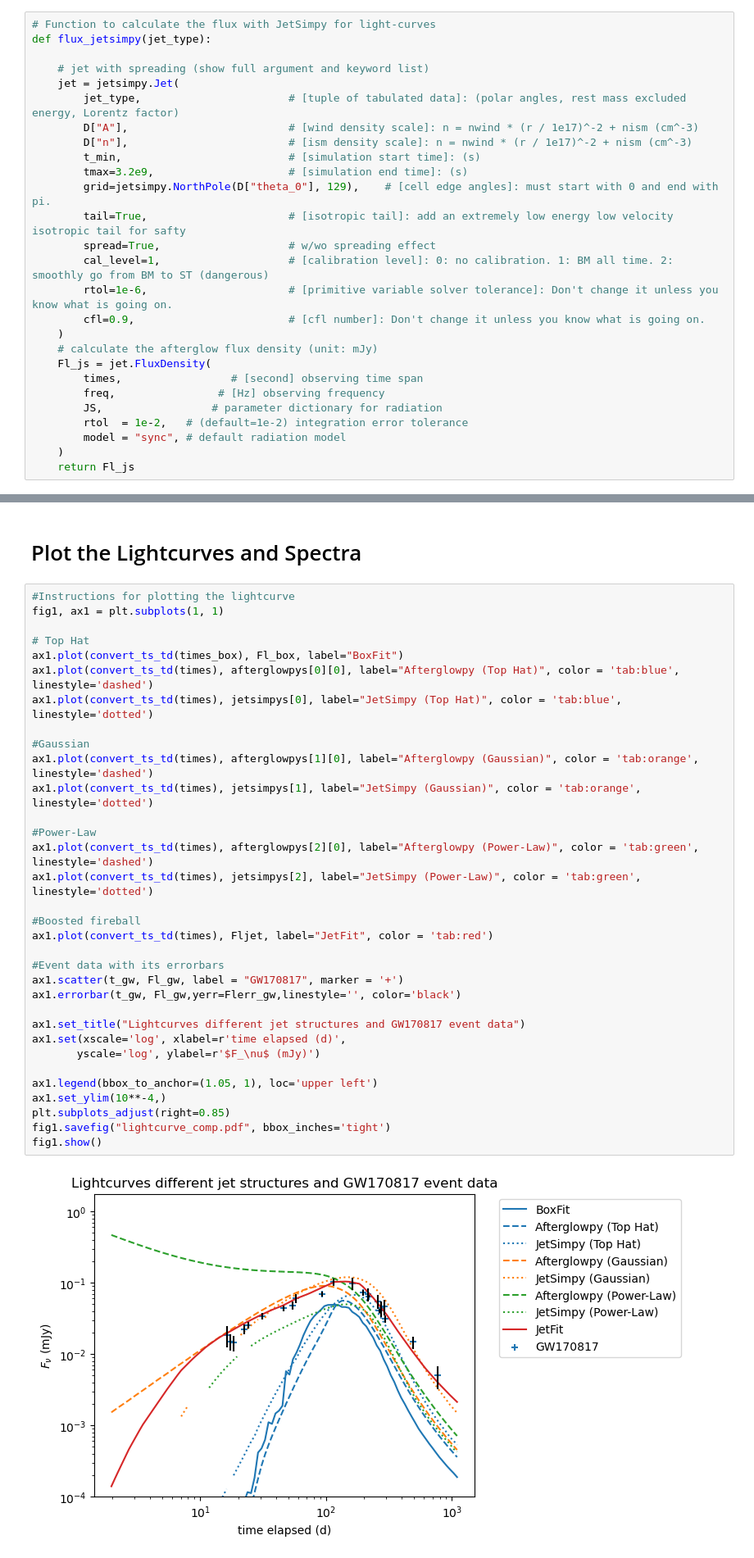
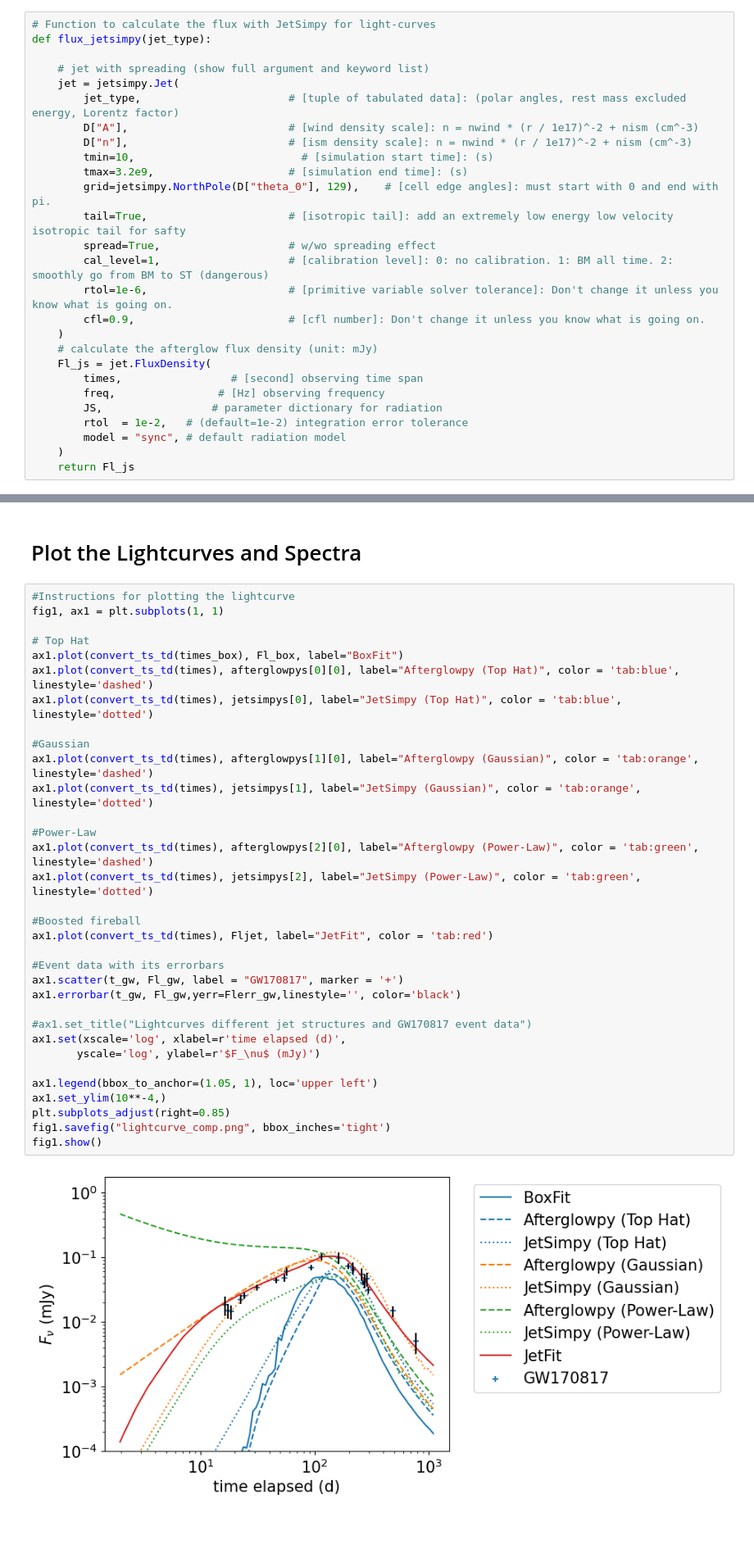
Before and after one commit to agathb/quadrucode, a Jupyter notebook: quadrucodev2.ipynb, the cells around one changed output, grey strips where cells are left out. Shown at 82% size. Saved outputs shown, nothing was run; the diff lists cells and outputs as text; blank space fills up the shorter version.

```diff
--- a/quadrucodev2.ipynb
+++ b/quadrucodev2.ipynb
@@ -397,7 +397,7 @@ def flux_jetsimpy(jet_type):
         jet_type,                       # [tuple of tabulated data]: (polar angles, rest mass excluded energy, Lorentz factor)
         D["A"],                         # [wind density scale]: n = nwind * (r / 1e17)^-2 + nism (cm^-3)
         D["n"],                         # [ism density scale]: n = nwind * (r / 1e17)^-2 + nism (cm^-3)
-        t_min,                          # [simulation start time]: (s)
+        tmin=10,                          # [simulation start time]: (s)
         tmax=3.2e9,                     # [simulation end time]: (s)
         grid=jetsimpy.NorthPole(D["theta_0"], 129),    # [cell edge angles]: must start with 0 and end with pi.
         tail=True,                      # [isotropic tail]: add an extremely low energy low velocity isotropic tail for safty
@@ -458,36 +478,36 @@ nu_gw    = np.array(nu_gw)
 fig1, ax1 = plt.subplots(1, 1)
 
 # Top Hat
 ax1.plot(convert_ts_td(times_box), Fl_box, label="BoxFit")
 ax1.plot(convert_ts_td(times), afterglowpys[0][0], label="Afterglowpy (Top Hat)", color = 'tab:blue', linestyle='dashed')
 ax1.plot(convert_ts_td(times), jetsimpys[0], label="JetSimpy (Top Hat)", color = 'tab:blue', linestyle='dotted')
 
 #Gaussian
 ax1.plot(convert_ts_td(times), afterglowpys[1][0], label="Afterglowpy (Gaussian)", color = 'tab:orange', linestyle='dashed')
 ax1.plot(convert_ts_td(times), jetsimpys[1], label="JetSimpy (Gaussian)", color = 'tab:orange', linestyle='dotted')
 
 #Power-Law
 ax1.plot(convert_ts_td(times), afterglowpys[2][0], label="Afterglowpy (Power-Law)", color = 'tab:green', linestyle='dashed')
 ax1.plot(convert_ts_td(times), jetsimpys[2], label="JetSimpy (Power-Law)", color = 'tab:green', linestyle='dotted')
 
 #Boosted fireball
 ax1.plot(convert_ts_td(times), Fljet, label="JetFit", color = 'tab:red')
 
 #Event data with its errorbars
 ax1.scatter(t_gw, Fl_gw, label = "GW170817", marker = '+')
 ax1.errorbar(t_gw, Fl_gw,yerr=Flerr_gw,linestyle='', color='black')
 
-ax1.set_title("Lightcurves different jet structures and GW170817 event data")
+#ax1.set_title("Lightcurves different jet structures and GW170817 event data")
 ax1.set(xscale='log', xlabel=r'time elapsed (d)',
        yscale='log', ylabel=r'$F_\nu$ (mJy)')
 
 ax1.legend(bbox_to_anchor=(1.05, 1), loc='upper left')
 ax1.set_ylim(10**-4,)
 plt.subplots_adjust(right=0.85)
-fig1.savefig("lightcurve_comp.pdf", bbox_inches='tight')
+fig1.savefig("lightcurve_comp.png", bbox_inches='tight')
 fig1.show()
 # %% [output]
-[figure, old version]
+[figure, new version]
 # %% [markdown]
 # Appendix
 # %% [markdown]
```
Also changed, not shown: parts of 2 cells of this notebook, 3 other files.
